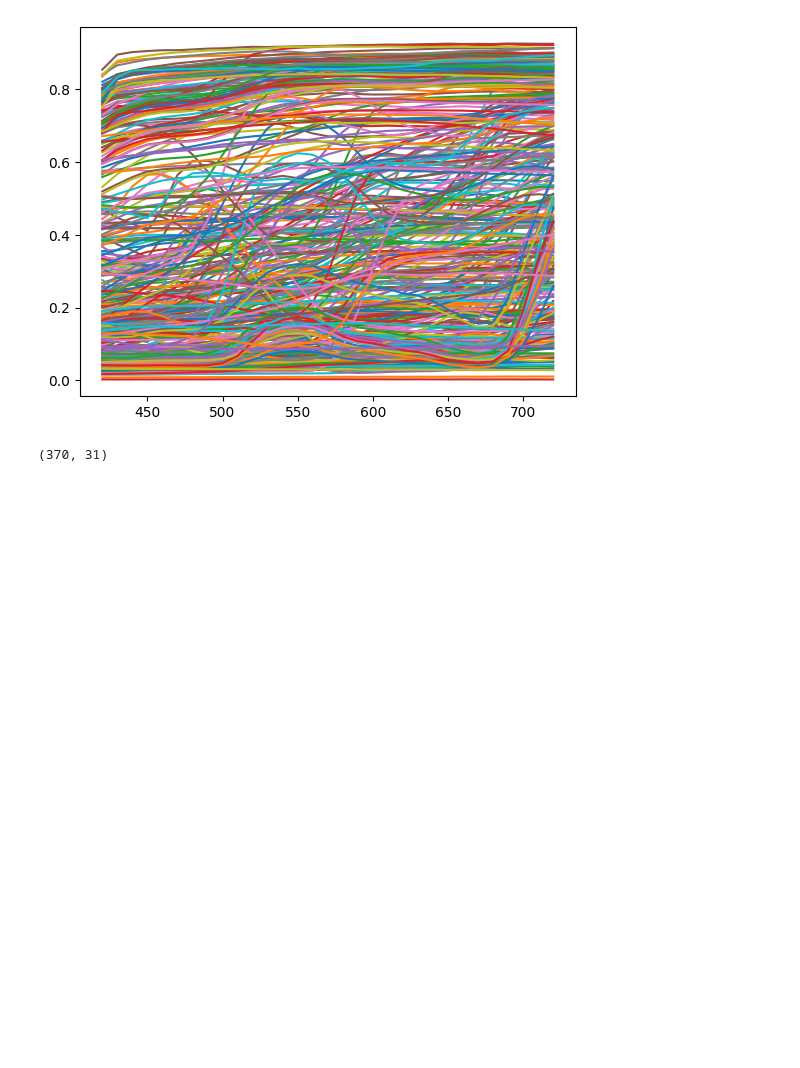
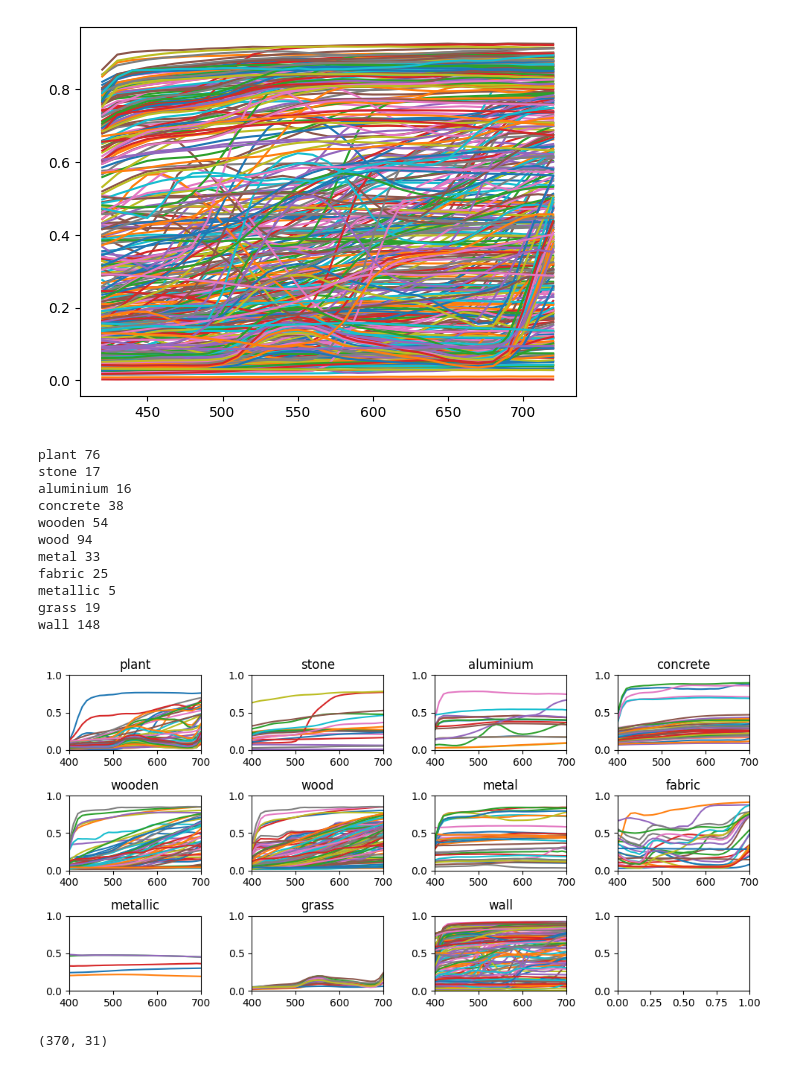
Before and after one commit to Factral/time-of-flight, a Jupyter notebook: notes/segmentation/main.ipynb, the cells around one changed output. Drawn from its saved outputs; the diff is of its cells as text; code cells hidden in the pictures; blank space fills up the shorter version.

```diff
--- a/notes/segmentation/main.ipynb
+++ b/notes/segmentation/main.ipynb
@@ -142,7 +142,7 @@ spectraldb
 | 421 | 1294 | White Plastic Partition Wall NL | Wall | Plastic | Eindhoven, Netherlands | 51.448600 | 5.490700 | Clotilde Pierson | ... |
 422 rows × 25 columns
 # %%
-wv_int = np.array(list(range(420,730,10)))
+wv_int = np.array(list(range(400,710,10)))
 wv_int.shape
 # %% [output]
 (31,)
@@ -172,6 +172,45 @@ print(np.array(data).shape)
 # %% [output]
 (370, 31)
 [figure]
+# %%
+# for each material plot his signatures
+fig, ax = plt.subplots(3, 4, figsize=(10, 5))
+
+for i,material in enumerate(materials_dict.keys()):
+    filter = spectraldb["Name"].str.contains(material, case=False)
+    material_df = spectraldb[filter]
+
+    filter1 = spectraldb["ObjectType"].str.contains(material, case=False)
+    material_df_ = spectraldb[filter1]
+
+    signatures_mat = pandas.concat([material_df, material_df_]).drop_duplicates().reset_index()
+
+    #plot signatures
+    print(material, signatures_mat.shape[0])
+
+    for row in signatures_mat.itertuples():
+        SCEdict = eval(row.SCEMeasures)
+        reflectances = np.array([SCEdict[wavelength] for wavelength in wv_int]) / 100
+        ax[i//4, i%4].plot(wv_int, reflectances)
+        ax[i//4, i%4].set_title(material)
+        ax[i//4, i%4].set_ylim([0, 1])
+        ax[i//4, i%4].set_xlim([400, 700])
+
+plt.tight_layout()
+plt.show()
+# %% [output]
+plant 76
+stone 17
+aluminium 16
+concrete 38
+wooden 54
+wood 94
+metal 33
+fabric 25
+metallic 5
+grass 19
+wall 148
+[figure, added]
 # %%
 materials_matrix = np.array(data)
 materials_matrix.shape
```
Also changed, not shown: parts of 1 cell of this notebook, 1 other file.
